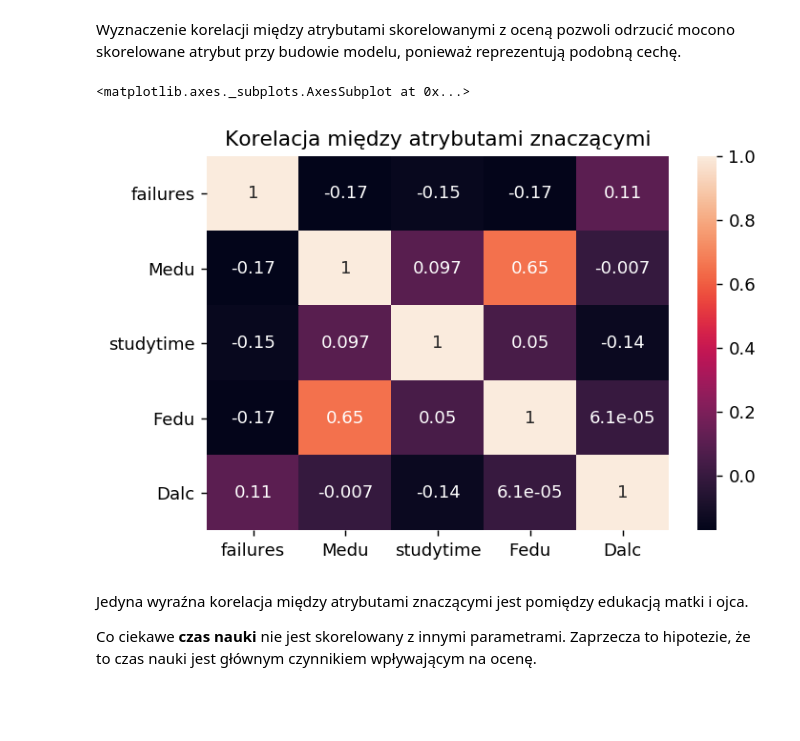
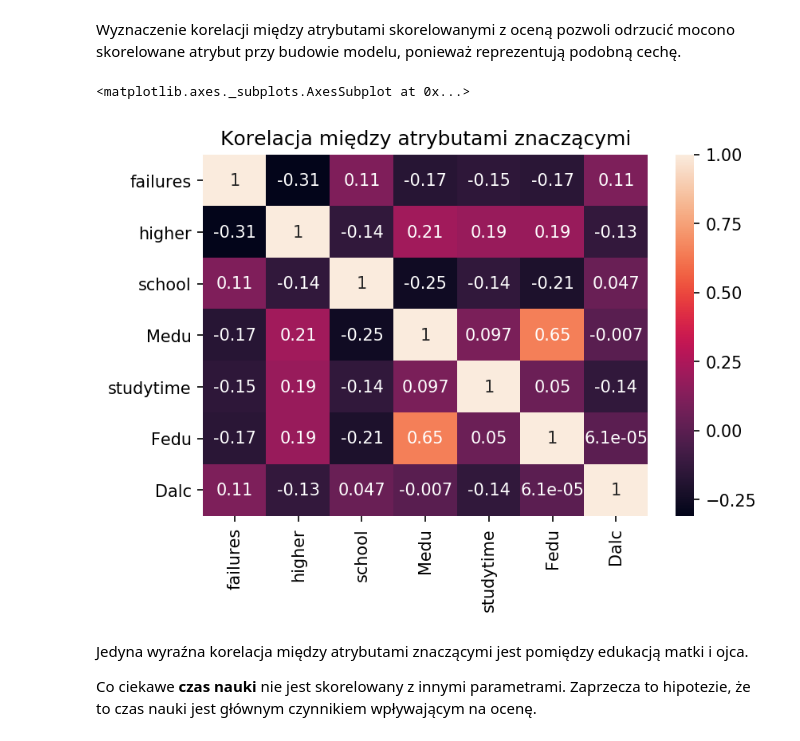
Before and after one commit to SiwyKrzysiek/przewidywanie-ocen, a Jupyter notebook: Realizacja projektu.ipynb, the cells around one changed output. Cells and saved outputs as stored; diff of their text form; code cells hidden in the pictures; blank space fills up the shorter version.

```diff
--- a/Realizacja projektu.ipynb
+++ b/Realizacja projektu.ipynb
@@ -204,15 +280,14 @@ posortowaneAtrybuty
 # %% [markdown]
 Wyznaczenie korelacji między atrybutami skorelowanymi z oceną pozwoli odrzucić mocono skorelowane atrybut przy budowie modelu, ponieważ reprezentują podobną cechę.
 # %%
-atrybutyZnaczace = list(corelacjeAtrybutow.abs().sort_values(ascending=False).index[0:5])
-klasyfikacje = list(df.columns[-3:])
+atrybutyZnaczace = list(list(posortowaneAtrybuty.index[:7]))
 
-plt.figure(dpi=130)
+plt.figure(dpi=150)
 plt.title("Korelacja między atrybutami znaczącymi")
 sns.heatmap(df[atrybutyZnaczace].corr(), annot=df[atrybutyZnaczace].corr())
 # %% [output]
 <matplotlib.axes._subplots.AxesSubplot at 0x...>
-[figure, old version]
+[figure, new version]
 # %% [markdown]
 Jedyna wyraźna korelacja między atrybutami znaczącymi jest pomiędzy edukacją matki i ojca.
 
```
Also changed, not shown: parts of 14 cells of this notebook.
